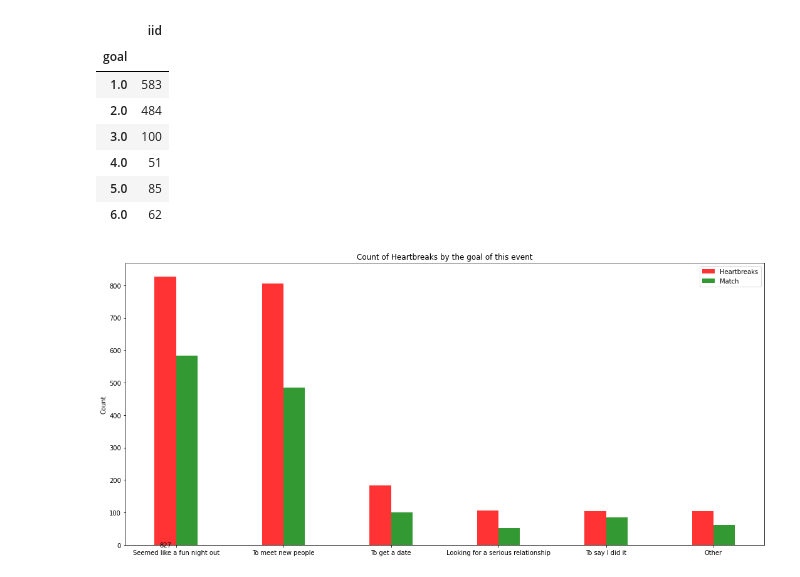
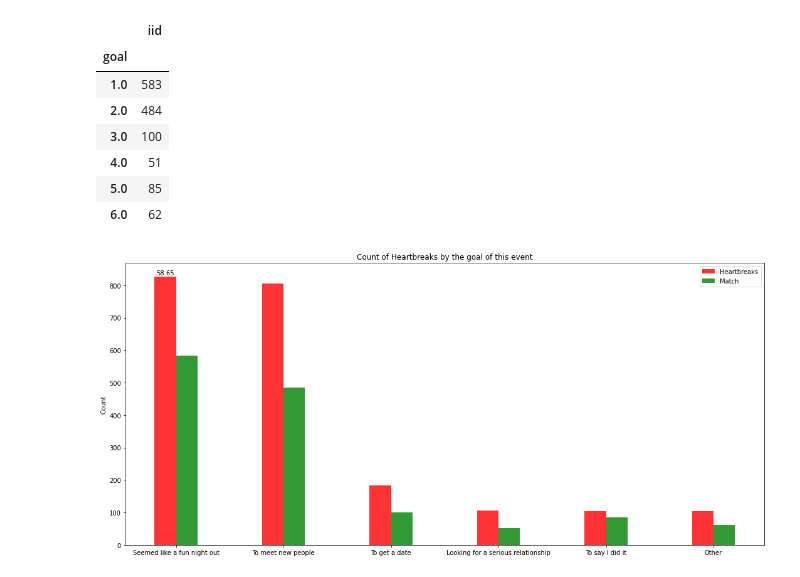
Before and after one commit to ZoziLaMalice/speed_dating, a Jupyter notebook: Notebook/first_cleaning_&_analyse.ipynb, the cells around one changed output. Drawn from its saved outputs; the diff is of its cells as text; code cells hidden in the pictures.

```diff
--- a/Notebook/first_cleaning_&_analyse.ipynb
+++ b/Notebook/first_cleaning_&_analyse.ipynb
@@ -568,28 +568,28 @@ chart_data_6
 # %%
 plt.figure(figsize=(15, 7))
 index = np.arange(len(np.array(chart_data_5.iid)))
 bar_width = 0.2
 opacity = 0.8
 
 bar1 = plt.bar(index, np.array(chart_data_5.iid), bar_width,
 alpha=opacity,
 color='red',
 label='Heartbreaks')
 
 bar2 = plt.bar(index + bar_width, np.array(chart_data_6.iid), bar_width,
 alpha=opacity,
 color='green',
 label='Match')
 
-plt.text(index[0], 0.05, np.round(np.array(chart_data_5.iid)[0], 2), ha="center", va="center")
+plt.text(index[0], np.array(chart_data_5.iid)[0]+10, np.round(np.array(chart_data_5.iid)[0]/(np.array(chart_data_5.iid)[0]+np.array(chart_data_6.iid)[0]) * 100, 2), ha="center", va="center")
 
 plt.ylabel('Count')
 plt.title('Count of Heartbreaks by the goal of this event')
 plt.xticks(index + bar_width/2, ['Seemed like a fun night out', 'To meet new people', 'To get a date', 'Looking for a serious relationship', 'To say I did it', 'Other'])
 plt.legend()
 
 
 plt.tight_layout()
 plt.show()
 # %% [output]
-[figure, old version]
+[figure, new version]
```
Also changed, not shown: 1 other file.
